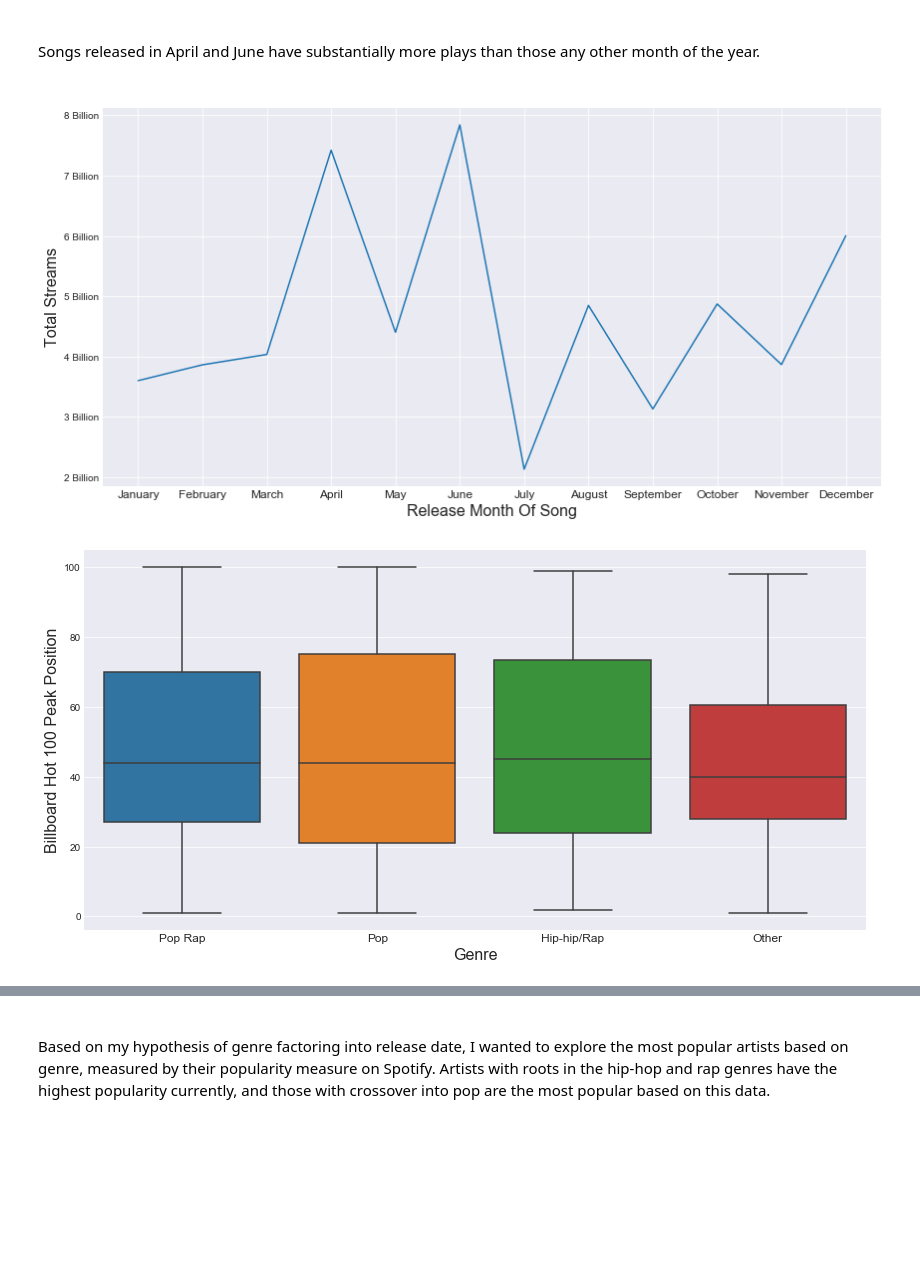
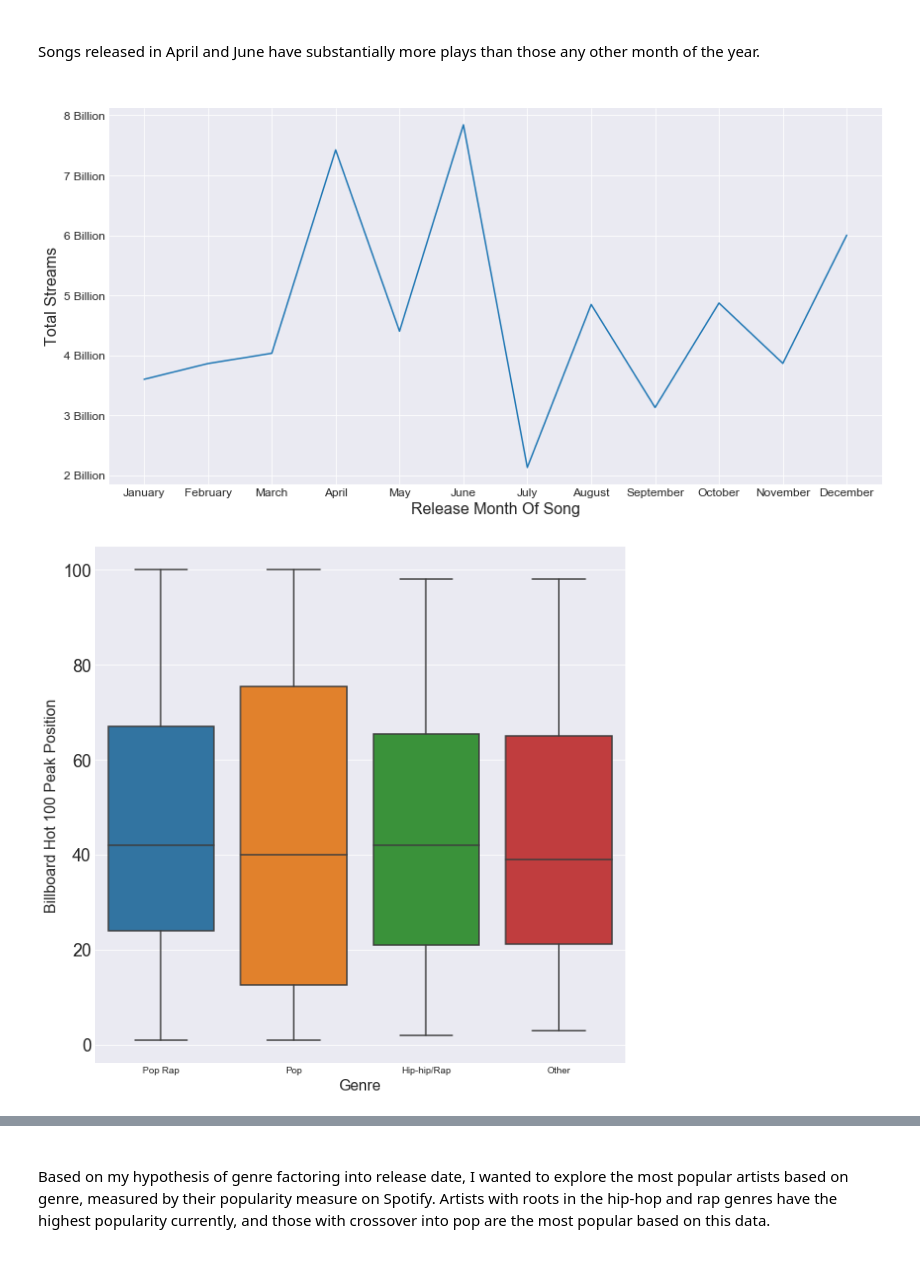
Before and after one commit to nealmanahan/predicting_song_release_date, a Jupyter notebook: 03_analysis_and_modeling.ipynb, the cells around one changed output, grey strips where cells are left out. Cells and saved outputs as stored; diff of their text form; code cells hidden in the pictures; blank space fills up the shorter version.

```diff
--- a/03_analysis_and_modeling.ipynb
+++ b/03_analysis_and_modeling.ipynb
@@ -137,17 +150,21 @@ plt.xticks([1, 2, 3, 4, 5, 6, 7, 8, 9, 10, 11, 12],
            ['January', 'February', 'March', 'April', 'May', 'June', 'July', 'August', 'September',
             'October', 'November', 'December'], size=12)
 plt.yticks([2_000_000_000, 3_000_000_000, 4_000_000_000, 5_000_000_000, 6_000_000_000, 7_000_000_000, 8_000_000_000],
-           ['2 Billion', '3 Billion', '4 Billion', '5 Billion', '6 Billion', '7 Billion', '8 Billion'])
+           ['2 Billion', '3 Billion', '4 Billion', '5 Billion', '6 Billion', '7 Billion', '8 Billion'], size=12)
 plt.xlabel('Release Month Of Song', size=16)
 plt.ylabel('Total Streams', size=16);
 # %% [output]
-[figure, old version]
+[figure, new version]
+# %%
+sp_100_scaled = combined[combined['sp_top_200_peak'] <= 100]
 # %%
-plt.figure(figsize=(14,7))
-sns.boxplot(x='genre_cat', y='bb_hot_100_peak', data=combined)
-plt.xticks([0, 1, 2, 3], ['Pop Rap', 'Pop', 'Hip-hip/Rap', 'Other'], size=12)
+plt.figure(figsize=(10,10))
+sns.boxplot(x='genre_cat', y='bb_hot_100_peak', data=sp_100_scaled)
+#plt.xticks([0, 1, 2, 3], ['Pop Rap', 'Pop', 'Hip-hip/Rap', 'Other'], size=12)
+plt.yticks([0, 20, 40, 60, 80, 100], size=18)
+plt.xticks([0, 1, 2, 3], ['Pop Rap', 'Pop', 'Hip-hip/Rap', 'Other'])
 plt.xlabel('Genre', size=16)
 plt.ylabel('Billboard Hot 100 Peak Position', size=16);
 # %% [output]
-[figure, old version]
+[figure, new version]
 # %%
```
Also changed, not shown: parts of 3 cells of this notebook, 1 other file.
